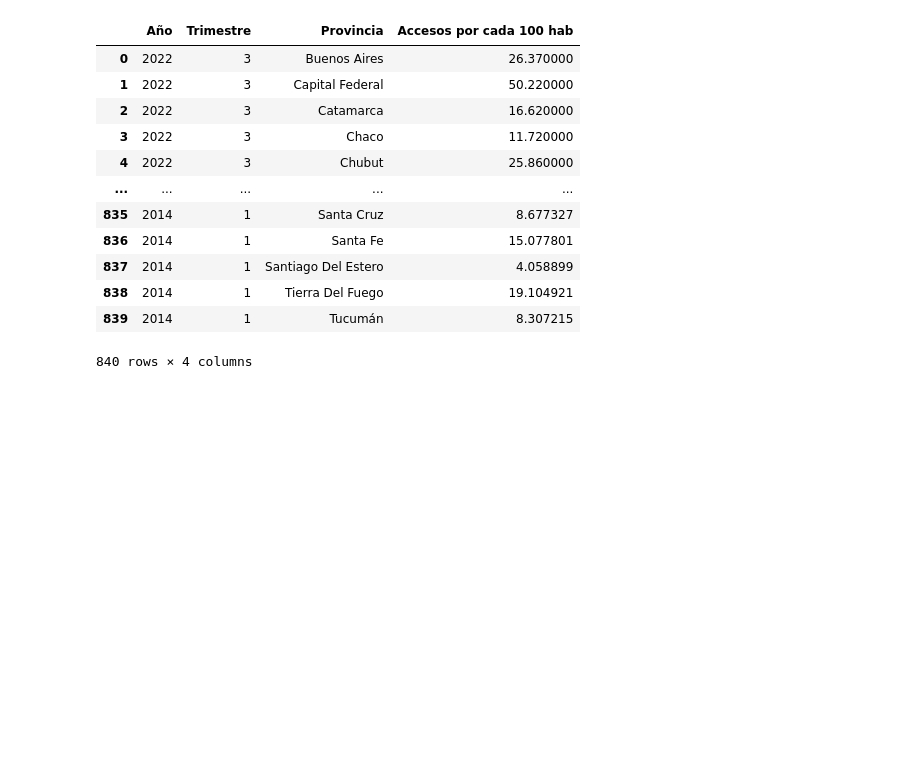
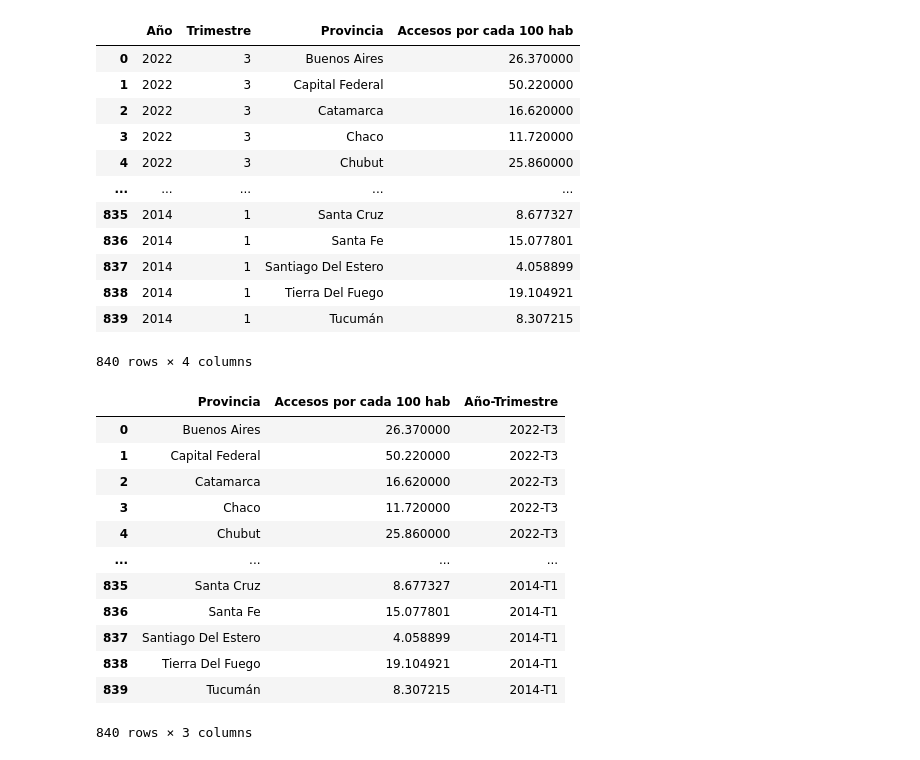
Before and after one commit to Galo0000/Analitics_Proyect, a Jupyter notebook: Extracion_datos.ipynb, the cells around one changed output. Cells and saved outputs as stored; diff of their text form; code cells hidden in the pictures; blank space fills up the shorter version.

```diff
--- a/Extracion_datos.ipynb
+++ b/Extracion_datos.ipynb
@@ -205,0 +243,16 @@ df_penetracion_internet
+# %%
+df_penetracion_internet
+# %% [output]
+|  | Provincia | Accesos por cada 100 hab | Año-Trimestre |
+| 0 | Buenos Aires | 26.370000 | 2022-T3 |
+| 1 | Capital Federal | 50.220000 | 2022-T3 |
+| 2 | Catamarca | 16.620000 | 2022-T3 |
+| 3 | Chaco | 11.720000 | 2022-T3 |
+| 4 | Chubut | 25.860000 | 2022-T3 |
+| ... | ... | ... | ... |
+| 835 | Santa Cruz | 8.677327 | 2014-T1 |
+| 836 | Santa Fe | 15.077801 | 2014-T1 |
+| 837 | Santiago Del Estero | 4.058899 | 2014-T1 |
+| 838 | Tierra Del Fuego | 19.104921 | 2014-T1 |
+| 839 | Tucumán | 8.307215 | 2014-T1 |
+840 rows × 3 columns
```
Also changed, not shown: parts of 10 cells of this notebook.
